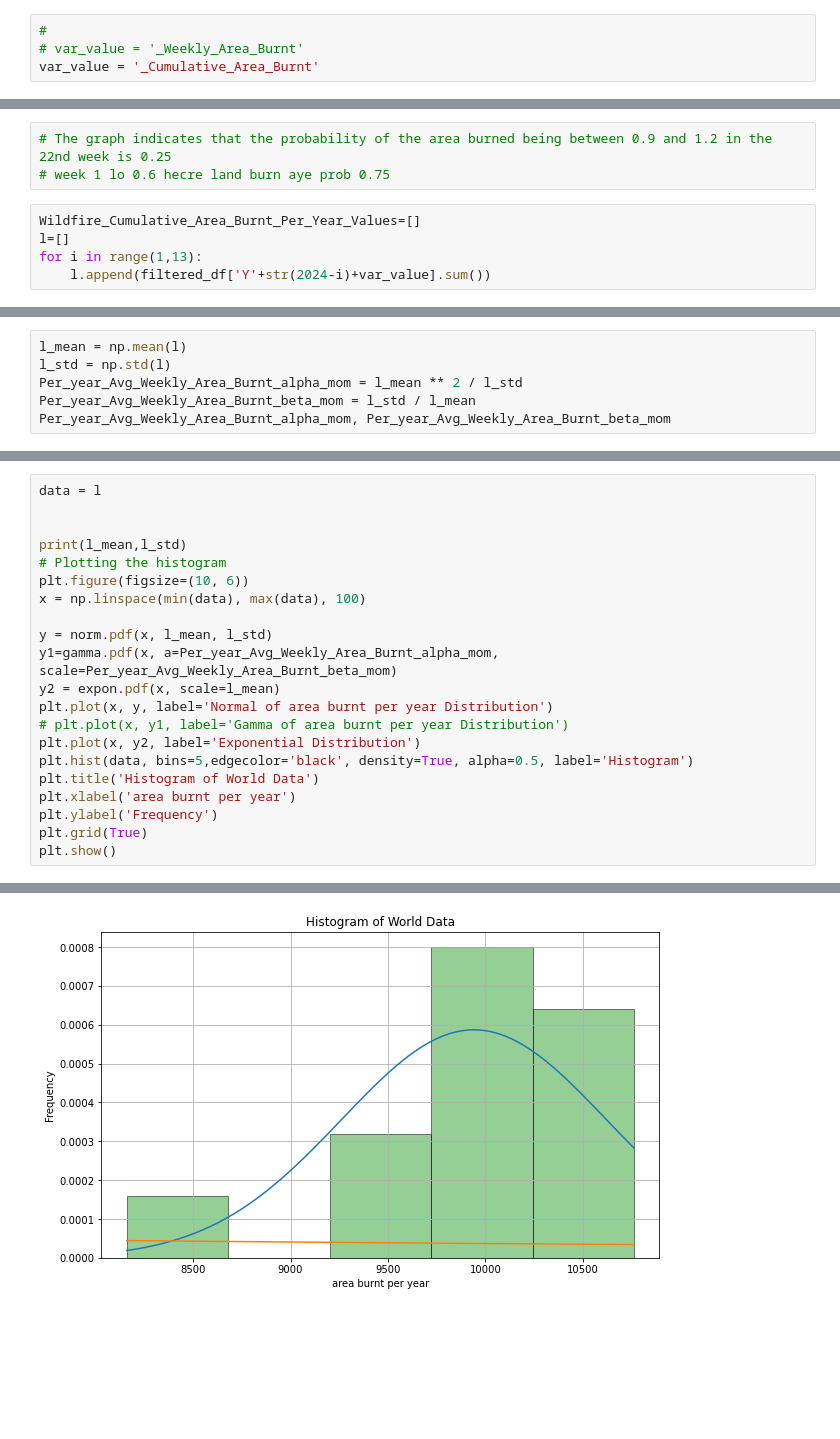
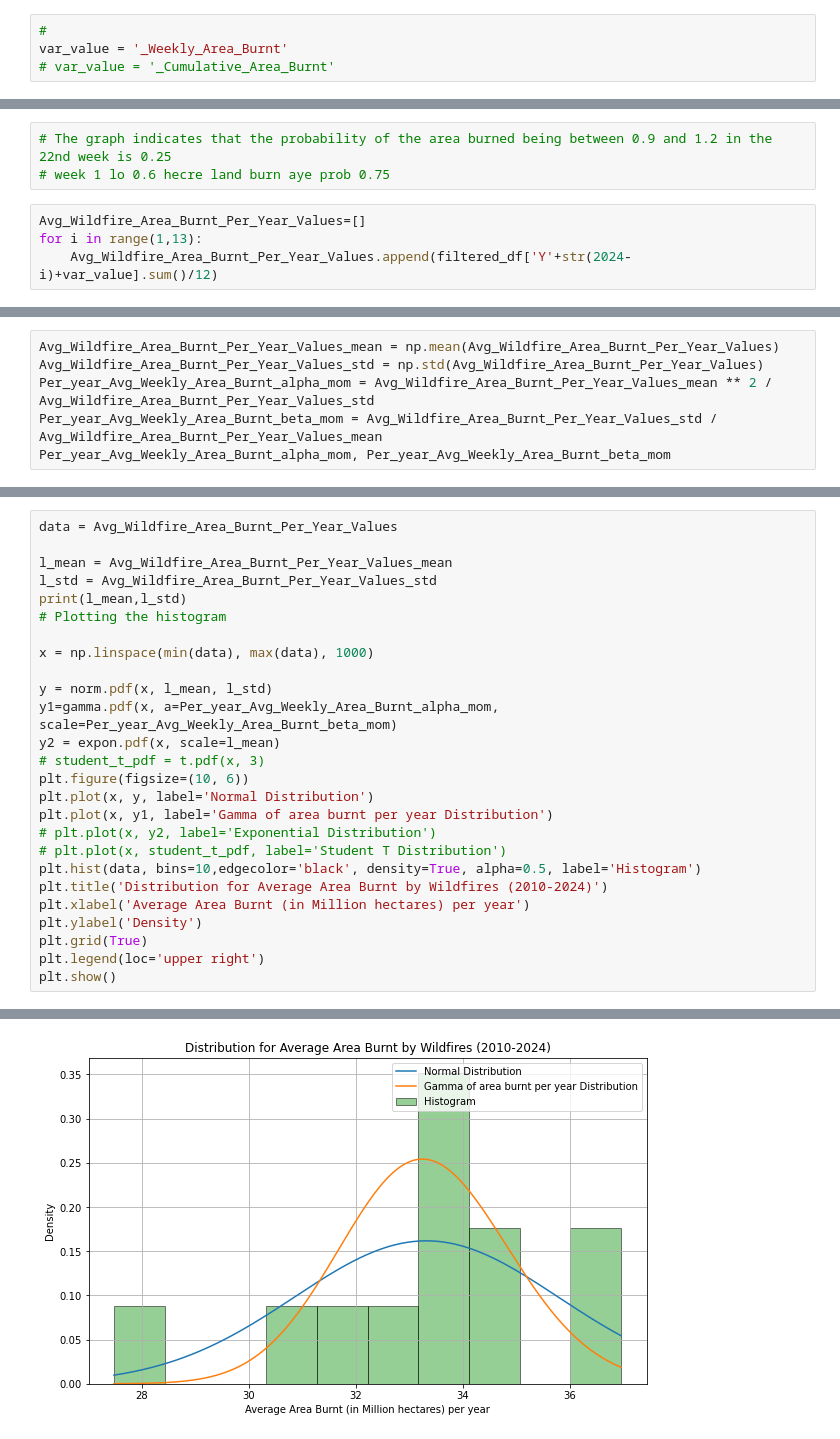
Before and after one commit to INFO6150-DataScience/wildfire-analytics-modelling, a Jupyter notebook: Wildfire_Analytics_Modeling.ipynb, the cells around one changed output, grey strips where cells are left out. Cells and saved outputs as stored; diff of their text form; blank space fills up the shorter version.

```diff
--- a/Wildfire_Analytics_Modeling.ipynb
+++ b/Wildfire_Analytics_Modeling.ipynb
@@ -236,8 +245,8 @@ plt.show()
 [figure]
 # %%
 #
-# var_value = '_Weekly_Area_Burnt'
-var_value = '_Cumulative_Area_Burnt'
+var_value = '_Weekly_Area_Burnt'
+# var_value = '_Cumulative_Area_Burnt'
 # %%
 Wildfire_Cumulative_Area_Burnt_Per_Week_Dict = {}
 count = 0
@@ -296,8 +303,7 @@ plt.tight_layout()
 # The graph indicates that the probability of the area burned being between 0.9 and 1.2 in the 22nd week is 0.25
 # week 1 lo 0.6 hecre land burn aye prob 0.75
 # %%
-Wildfire_Cumulative_Area_Burnt_Per_Year_Values=[]
-l=[]
+Avg_Wildfire_Area_Burnt_Per_Year_Values=[]
 for i in range(1,13):
-    l.append(filtered_df['Y'+str(2024-i)+var_value].sum())
+    Avg_Wildfire_Area_Burnt_Per_Year_Values.append(filtered_df['Y'+str(2024-i)+var_value].sum()/12)
 # %%
@@ -318,7 +324,7 @@ l
 # %%
-l_mean = np.mean(l)
-l_std = np.std(l)
-Per_year_Avg_Weekly_Area_Burnt_alpha_mom = l_mean ** 2 / l_std
-Per_year_Avg_Weekly_Area_Burnt_beta_mom = l_std / l_mean
+Avg_Wildfire_Area_Burnt_Per_Year_Values_mean = np.mean(Avg_Wildfire_Area_Burnt_Per_Year_Values)
+Avg_Wildfire_Area_Burnt_Per_Year_Values_std = np.std(Avg_Wildfire_Area_Burnt_Per_Year_Values)
+Per_year_Avg_Weekly_Area_Burnt_alpha_mom = Avg_Wildfire_Area_Burnt_Per_Year_Values_mean ** 2 / Avg_Wildfire_Area_Burnt_Per_Year_Values_std
+Per_year_Avg_Weekly_Area_Burnt_beta_mom = Avg_Wildfire_Area_Burnt_Per_Year_Values_std / Avg_Wildfire_Area_Burnt_Per_Year_Values_mean
 Per_year_Avg_Weekly_Area_Burnt_alpha_mom, Per_year_Avg_Weekly_Area_Burnt_beta_mom
 # %% [output]
@@ -326,22 +332,27 @@ Per_year_Avg_Weekly_Area_Burnt_alpha_mom, Per_year_Avg_Weekly_Area_Burnt_beta_mo
 # %%
-data = l
+data = Avg_Wildfire_Area_Burnt_Per_Year_Values
 
-
+l_mean = Avg_Wildfire_Area_Burnt_Per_Year_Values_mean
+l_std = Avg_Wildfire_Area_Burnt_Per_Year_Values_std
 print(l_mean,l_std)
 # Plotting the histogram
-plt.figure(figsize=(10, 6))
-x = np.linspace(min(data), max(data), 100)
+
+x = np.linspace(min(data), max(data), 1000)
 
 y = norm.pdf(x, l_mean, l_std)
 y1=gamma.pdf(x, a=Per_year_Avg_Weekly_Area_Burnt_alpha_mom, scale=Per_year_Avg_Weekly_Area_Burnt_beta_mom)
 y2 = expon.pdf(x, scale=l_mean)
-plt.plot(x, y, label='Normal of area burnt per year Distribution')
-# plt.plot(x, y1, label='Gamma of area burnt per year Distribution')
-plt.plot(x, y2, label='Exponential Distribution')
-plt.hist(data, bins=5,edgecolor='black', density=True, alpha=0.5, label='Histogram')
-plt.title('Histogram of World Data')
-plt.xlabel('area burnt per year')
-plt.ylabel('Frequency')
+# student_t_pdf = t.pdf(x, 3)
+plt.figure(figsize=(10, 6))
+plt.plot(x, y, label='Normal Distribution')
+plt.plot(x, y1, label='Gamma of area burnt per year Distribution')
+# plt.plot(x, y2, label='Exponential Distribution')
+# plt.plot(x, student_t_pdf, label='Student T Distribution')
+plt.hist(data, bins=10,edgecolor='black', density=True, alpha=0.5, label='Histogram')
+plt.title('Distribution for Average Area Burnt by Wildfires (2010-2024)')
+plt.xlabel('Average Area Burnt (in Million hectares) per year')
+plt.ylabel('Density')
 plt.grid(True)
+plt.legend(loc='upper right')
 plt.show()
 # %% [output]
@@ -349 +360 @@ plt.show()
-[figure, old version]
+[figure, new version]
```
Also changed, not shown: parts of 12 cells of this notebook, 1 other file.
